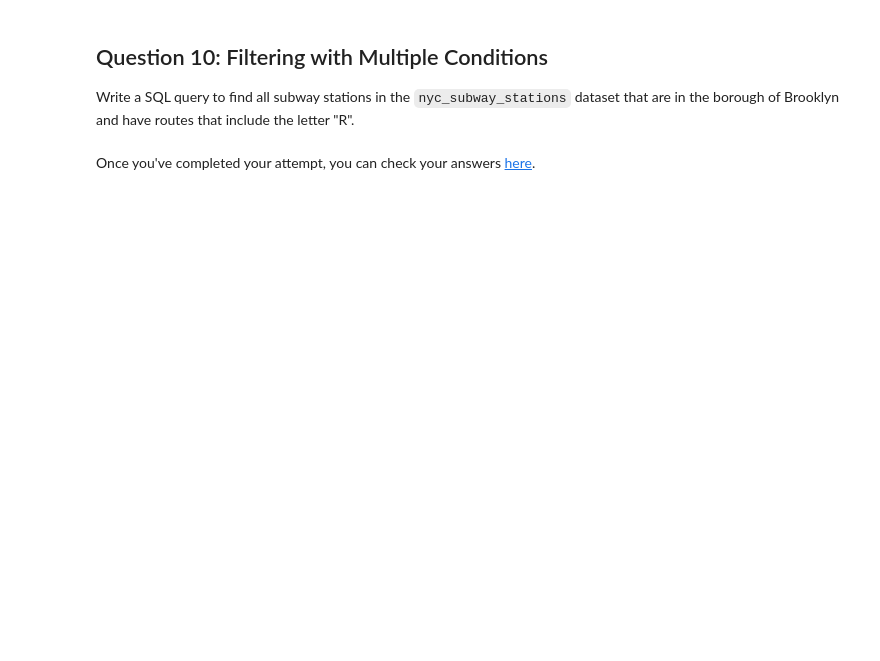
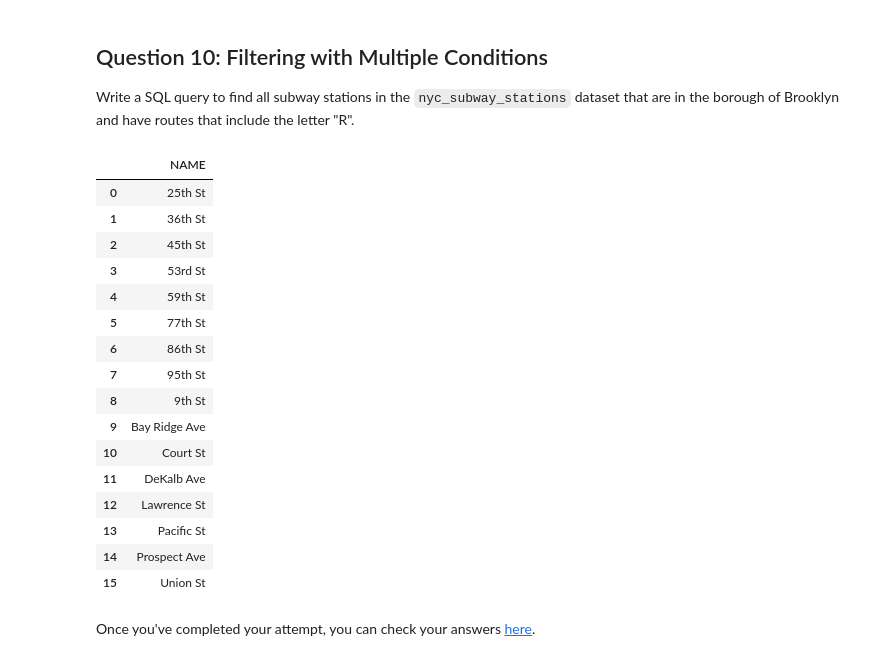
Before and after one commit to SkyGarry/Bigdata, a Jupyter notebook: notebooks/W02_lab.ipynb, the cells around one changed output. Saved outputs shown, nothing was run; the diff lists cells and outputs as text; code cells hidden in the pictures; blank space fills up the shorter version.

```diff
--- a/notebooks/W02_lab.ipynb
+++ b/notebooks/W02_lab.ipynb
@@ -102,5 +221,25 @@ Write a SQL query to display the names of subway stations in the `nyc_subway_sta
 Write a SQL query to find all subway stations in the `nyc_subway_stations` dataset that are in the borough of Brooklyn and have routes that include the letter "R".
 # %%
 # Add your code here.
+%%sql
+select NAME from nyc_subway_stations where borough = 'Brooklyn' and routes like '%R%';
+# %% [output]
+|  | NAME |
+| 0 | 25th St |
+| 1 | 36th St |
+| 2 | 45th St |
+| 3 | 53rd St |
+| 4 | 59th St |
+| 5 | 77th St |
+| 6 | 86th St |
+| 7 | 95th St |
+| 8 | 9th St |
+| 9 | Bay Ridge Ave |
+| 10 | Court St |
+| 11 | DeKalb Ave |
+| 12 | Lawrence St |
+| 13 | Pacific St |
+| 14 | Prospect Ave |
+| 15 | Union St |
 # %% [markdown]
 Once you've completed your attempt, you can check your answers [here](https://github.com/oballinger/CASA0025/blob/main/notebooks/W02_lab_solution.ipynb).
```
Also changed, not shown: parts of 10 cells of this notebook.
